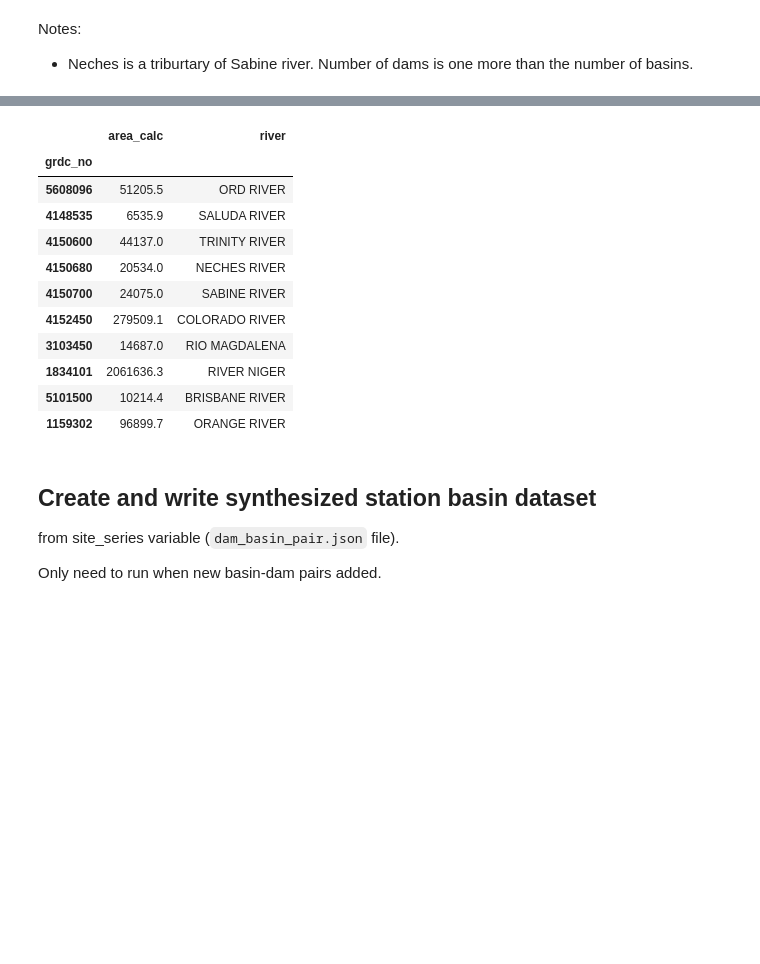
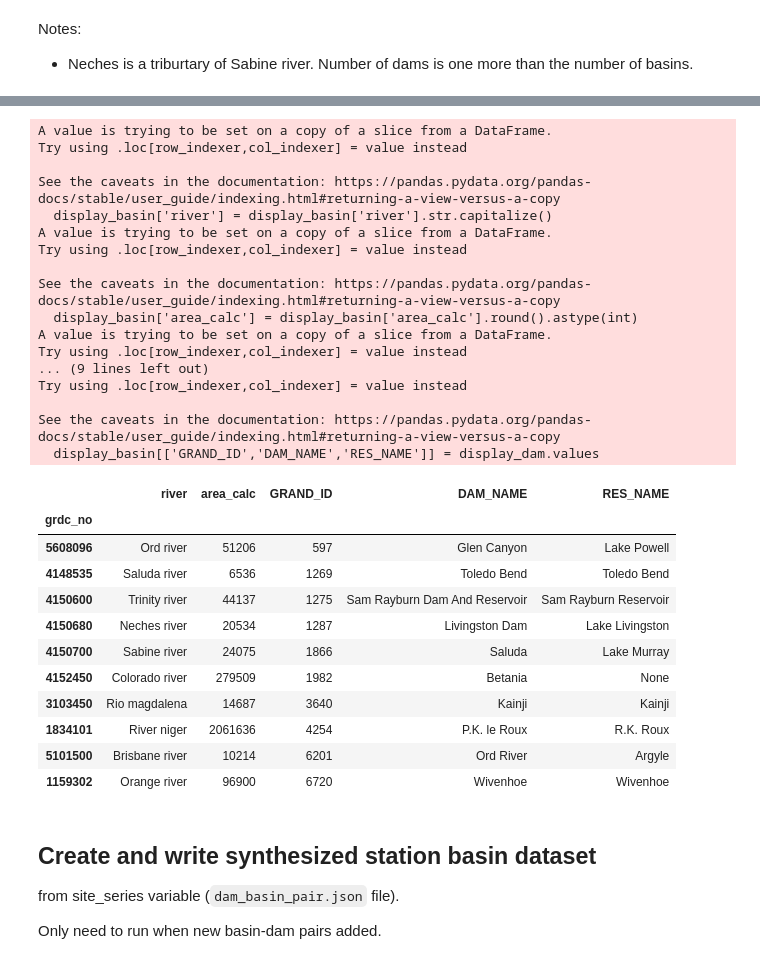
Before and after one commit to ascheliga/neuralhydrology, a Jupyter notebook: cygnss_models/visualizations/site_map_global.ipynb, the cells around one changed output, grey strips where cells are left out. Cells and saved outputs as stored; diff of their text form; code cells hidden in the pictures; blank space fills up the shorter version.

````diff
--- a/cygnss_models/visualizations/site_map_global.ipynb
+++ b/cygnss_models/visualizations/site_map_global.ipynb
@@ -29,18 +50,41 @@ dam_shps = res_shp[res_shp['DAM_NAME'].str.lower().isin(dam_names)]
 # %%
-site_stations[['area_calc','river']]
+display_basin = site_stations[['river','area_calc']]
+display_basin['river'] = display_basin['river'].str.capitalize()
+display_basin['area_calc'] = display_basin['area_calc'].round().astype(int)
+display_dam = dam_shps[['GRAND_ID','DAM_NAME','RES_NAME']]
+
+display_basin[['GRAND_ID','DAM_NAME','RES_NAME']] = display_dam.values
+display_basin
 # %% [output]
+A value is trying to be set on a copy of a slice from a DataFrame.
+Try using .loc[row_indexer,col_indexer] = value instead
+
+See the caveats in the documentation: https://pandas.pydata.org/pandas-docs/stable/user_guide/indexing.html#returning-a-view-versus-a-copy
+  display_basin['river'] = display_basin['river'].str.capitalize()
+A value is trying to be set on a copy of a slice from a DataFrame.
+Try using .loc[row_indexer,col_indexer] = value instead
+
+See the caveats in the documentation: https://pandas.pydata.org/pandas-docs/stable/user_guide/indexing.html#returning-a-view-versus-a-copy
+  display_basin['area_calc'] = display_basin['area_calc'].round().astype(int)
+A value is trying to be set on a copy of a slice from a DataFrame.
+Try using .loc[row_indexer,col_indexer] = value instead
+... (9 lines left out)
+Try using .loc[row_indexer,col_indexer] = value instead
+
+See the caveats in the documentation: https://pandas.pydata.org/pandas-docs/stable/user_guide/indexing.html#returning-a-view-versus-a-copy
+  display_basin[['GRAND_ID','DAM_NAME','RES_NAME']] = display_dam.values
-|  | area_calc | river |
-| grdc_no |  |  |
-| 5608096 | 51205.5 | ORD RIVER |
-| 4148535 | 6535.9 | SALUDA RIVER |
-| 4150600 | 44137.0 | TRINITY RIVER |
-| 4150680 | 20534.0 | NECHES RIVER |
-| 4150700 | 24075.0 | SABINE RIVER |
-| 4152450 | 279509.1 | COLORADO RIVER |
-| 3103450 | 14687.0 | RIO MAGDALENA |
-| 1834101 | 2061636.3 | RIVER NIGER |
-| 5101500 | 10214.4 | BRISBANE RIVER |
-| 1159302 | 96899.7 | ORANGE RIVER |
+|  | river | area_calc | GRAND_ID | DAM_NAME | RES_NAME |
+| grdc_no |  |  |  |  |  |
+| 5608096 | Ord river | 51206 | 597 | Glen Canyon | Lake Powell |
+| 4148535 | Saluda river | 6536 | 1269 | Toledo Bend | Toledo Bend |
+| 4150600 | Trinity river | 44137 | 1275 | Sam Rayburn Dam And Reservoir | Sam Rayburn Reservoir |
+| 4150680 | Neches river | 20534 | 1287 | Livingston Dam | Lake Livingston |
+| 4150700 | Sabine river | 24075 | 1866 | Saluda | Lake Murray |
+| 4152450 | Colorado river | 279509 | 1982 | Betania | None |
+| 3103450 | Rio magdalena | 14687 | 3640 | Kainji | Kainji |
+| 1834101 | River niger | 2061636 | 4254 | P.K. le Roux | R.K. Roux |
+| 5101500 | Brisbane river | 10214 | 6201 | Ord River | Argyle |
+| 1159302 | Orange river | 96900 | 6720 | Wivenhoe | Wivenhoe |
 # %% [markdown]
 ## Create and write synthesized station basin dataset
 from site_series variable (```dam_basin_pair.json``` file).
````
Also changed, not shown: parts of 3 cells of this notebook.
